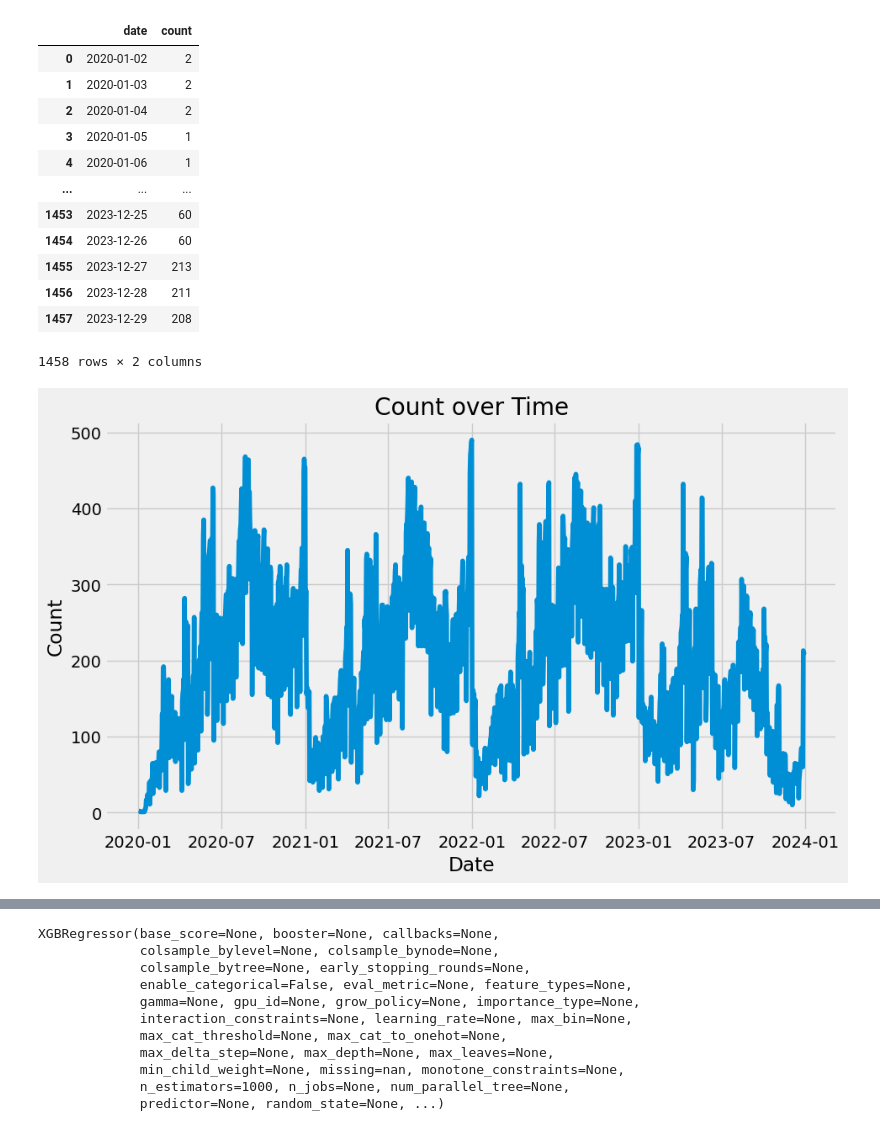
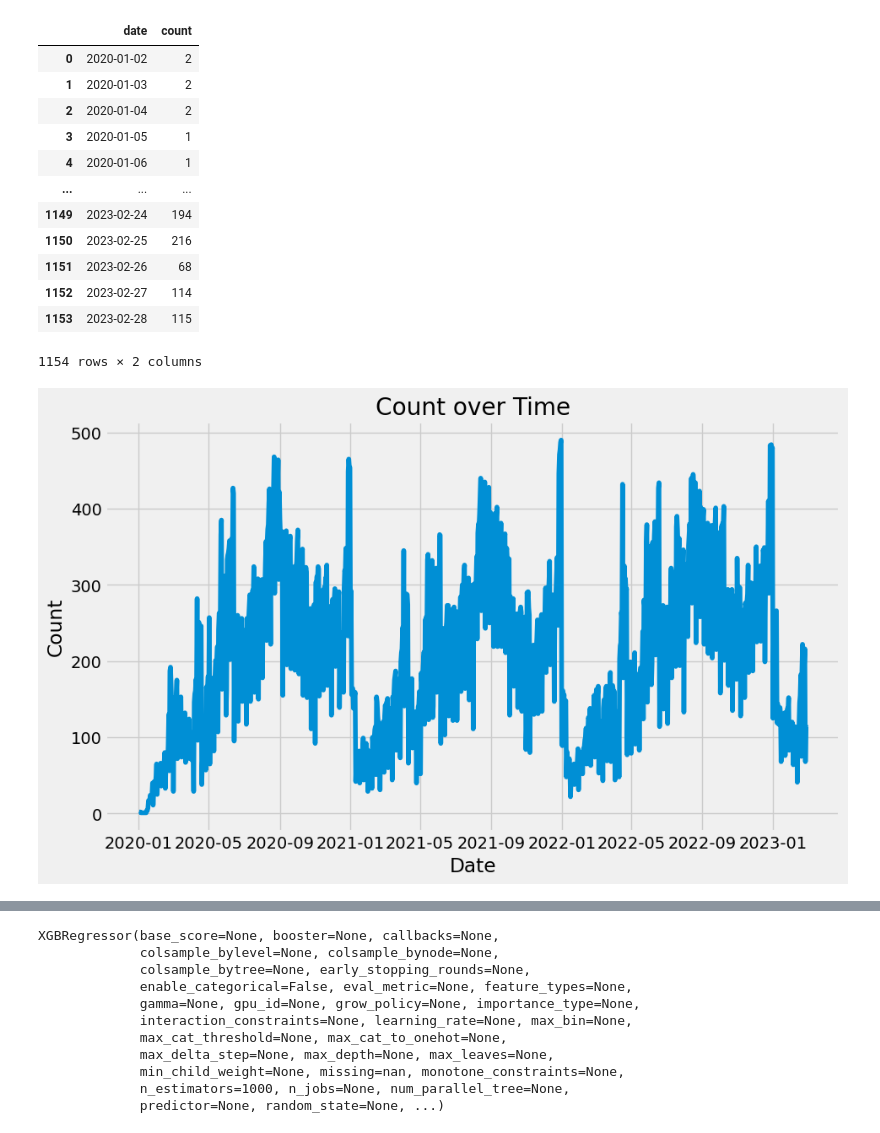
Before and after one commit to SimonUnterlugauer/mainpost_backend, a Jupyter notebook: app/notebooks/Jakob/xgboost.ipynb, the cells around one changed output, grey strips where cells are left out. Saved outputs shown, nothing was run; the diff lists cells and outputs as text; code cells hidden in the pictures.

```diff
--- a/app/notebooks/Jakob/xgboost.ipynb
+++ b/app/notebooks/Jakob/xgboost.ipynb
@@ -28,26 +10,28 @@ pizza_df
 # %%
 ab_df = pd.read_csv('../../data/interim/absences_per_day.csv', sep=',')
 #only keep columns index and count
 ab_df = ab_df[['index', 'count']]
 #rename index to date
 ab_df = ab_df.rename(columns={'index': 'date'})
 ab_df['date'] = pd.to_datetime(ab_df['date'])
+# drop data older than 2023-03-01
+ab_df = ab_df[ab_df['date'] < '2023-03-01']
 
 ab_df
 # %% [output]
 |  | date | count |
 | 0 | 2020-01-02 | 2 |
 | 1 | 2020-01-03 | 2 |
 | 2 | 2020-01-04 | 2 |
 | 3 | 2020-01-05 | 1 |
 | 4 | 2020-01-06 | 1 |
 | ... | ... | ... |
-| 1453 | 2023-12-25 | 60 |
-| 1454 | 2023-12-26 | 60 |
-| 1455 | 2023-12-27 | 213 |
-| 1456 | 2023-12-28 | 211 |
-| 1457 | 2023-12-29 | 208 |
+| 1149 | 2023-02-24 | 194 |
+| 1150 | 2023-02-25 | 216 |
+| 1151 | 2023-02-26 | 68 |
+| 1152 | 2023-02-27 | 114 |
+| 1153 | 2023-02-28 | 115 |
-1458 rows × 2 columns
+1154 rows × 2 columns
 # %%
 plt.figure(figsize=(10, 6))
 plt.plot(ab_df['date'], ab_df['count'], marker='o', linestyle='-', markersize=1)
@@ -57,5 +41,5 @@ plt.title('Count over Time')
 plt.grid(True)
 plt.show()
 # %% [output]
-[figure, old version]
+[figure, new version]
 # %%
```
Also changed, not shown: parts of 12 cells of this notebook, 2 other files.
